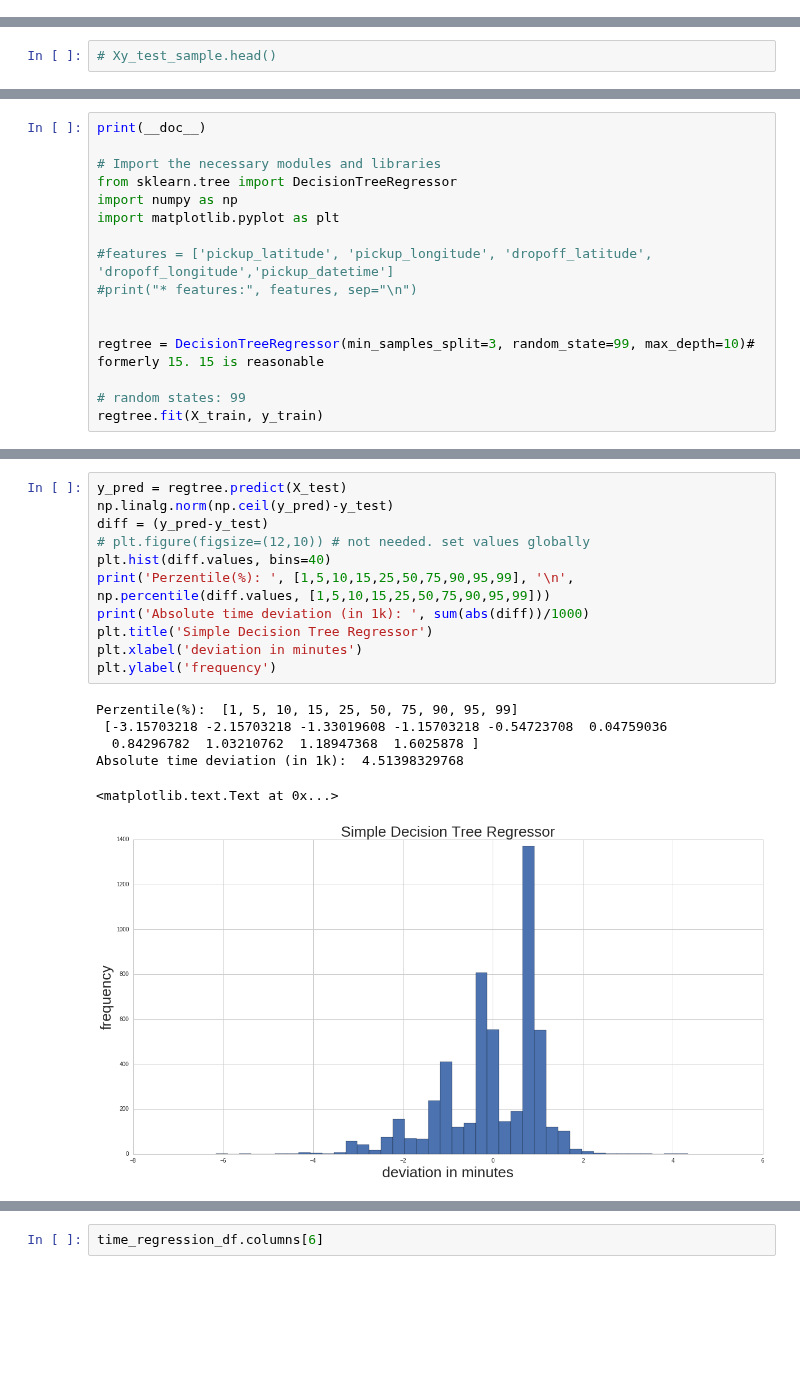
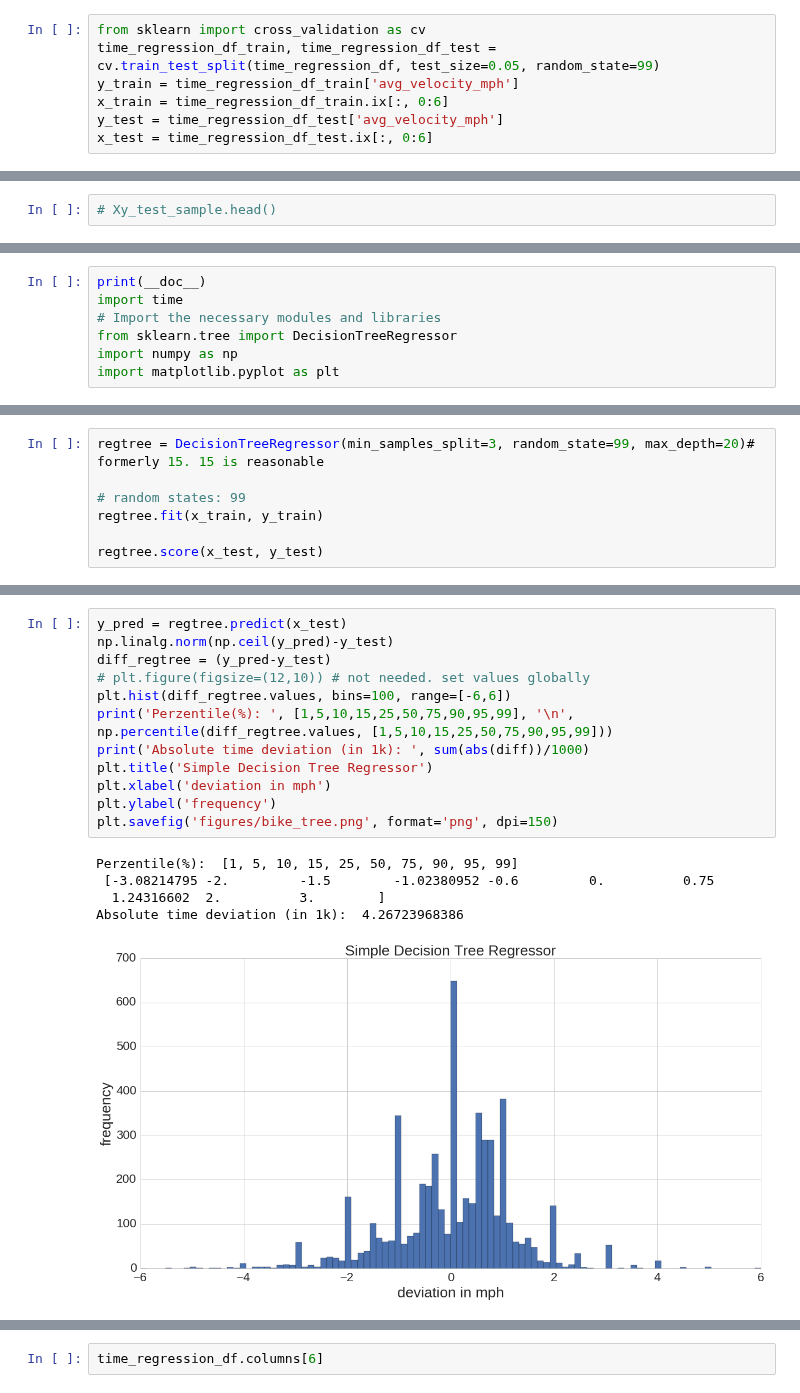
Before and after one commit to nikhase/nyc-taxi, a Jupyter notebook: weeklyBikeAnalysis.ipynb, the cells around one changed output, grey strips where cells are left out. Saved outputs shown, nothing was run; the diff lists cells and outputs as text; blank space fills up the shorter version.

Commit message:
Finished bike processing. Used random forests now.

```diff
--- a/weeklyBikeAnalysis.ipynb
+++ b/weeklyBikeAnalysis.ipynb
@@ -787,5 +837,12 @@ y = time_regression_df["avg_velocity_mph"]
 X = time_regression_df.ix[:,0:6]
 X_train, X_test, y_train, y_test = cv.train_test_split(X, y,test_size=0.05,random_state=0)
+# %%
+from sklearn import cross_validation as cv
+time_regression_df_train, time_regression_df_test = cv.train_test_split(time_regression_df, test_size=0.05, random_state=99)
+y_train = time_regression_df_train['avg_velocity_mph']
+x_train = time_regression_df_train.ix[:, 0:6]
+y_test = time_regression_df_test['avg_velocity_mph']
+x_test = time_regression_df_test.ix[:, 0:6]
 # %% [markdown]
 # Changed test size to 5%
 # %%
@@ -848,17 +902,9 @@ t = time.time()
 # %%
 print(__doc__)
-
+import time
 # Import the necessary modules and libraries
 from sklearn.tree import DecisionTreeRegressor
 import numpy as np
 import matplotlib.pyplot as plt
-
-#features = ['pickup_latitude', 'pickup_longitude', 'dropoff_latitude', 'dropoff_longitude','pickup_datetime']
-#print("* features:", features, sep="\n")
-
-
-regtree = DecisionTreeRegressor(min_samples_split=3, random_state=99, max_depth=10)# formerly 15. 15 is reasonable
-                                                                                     # random states: 99
-regtree.fit(X_train, y_train)
 # %% [output]
 Automatically created module for IPython interactive environment
@@ -873,0 +911,6 @@ print(elapsed)
+# %%
+regtree = DecisionTreeRegressor(min_samples_split=3, random_state=99, max_depth=20)# formerly 15. 15 is reasonable
+                                                                                     # random states: 99
+regtree.fit(x_train, y_train)
+
+regtree.score(x_test, y_test)
@@ -878,18 +1008,18 @@ regtree.score(X_test, y_test)
 # %%
-y_pred = regtree.predict(X_test)
+y_pred = regtree.predict(x_test)
 np.linalg.norm(np.ceil(y_pred)-y_test)
-diff = (y_pred-y_test)
+diff_regtree = (y_pred-y_test)
 # plt.figure(figsize=(12,10)) # not needed. set values globally
-plt.hist(diff.values, bins=40)
-print('Perzentile(%): ', [1,5,10,15,25,50,75,90,95,99], '\n', np.percentile(diff.values, [1,5,10,15,25,50,75,90,95,99]))
+plt.hist(diff_regtree.values, bins=100, range=[-6,6])
+print('Perzentile(%): ', [1,5,10,15,25,50,75,90,95,99], '\n', np.percentile(diff_regtree.values, [1,5,10,15,25,50,75,90,95,99]))
 print('Absolute time deviation (in 1k): ', sum(abs(diff))/1000)
 plt.title('Simple Decision Tree Regressor')
-plt.xlabel('deviation in minutes')
+plt.xlabel('deviation in mph')
 plt.ylabel('frequency')
+plt.savefig('figures/bike_tree.png', format='png', dpi=150)
 # %% [output]
 Perzentile(%):  [1, 5, 10, 15, 25, 50, 75, 90, 95, 99]
- [-3.15703218 -2.15703218 -1.33019608 -1.15703218 -0.54723708  0.04759036
-  0.84296782  1.03210762  1.18947368  1.6025878 ]
-Absolute time deviation (in 1k):  4.51398329768
+ [-3.08214795 -2.         -1.5        -1.02380952 -0.6         0.          0.75
+  1.24316602  2.          3.        ]
+Absolute time deviation (in 1k):  4.26723968386
-<matplotlib.text.Text at 0x...>
-[figure, old version]
+[figure, new version]
```
Also changed, not shown: parts of 48 cells of this notebook.
